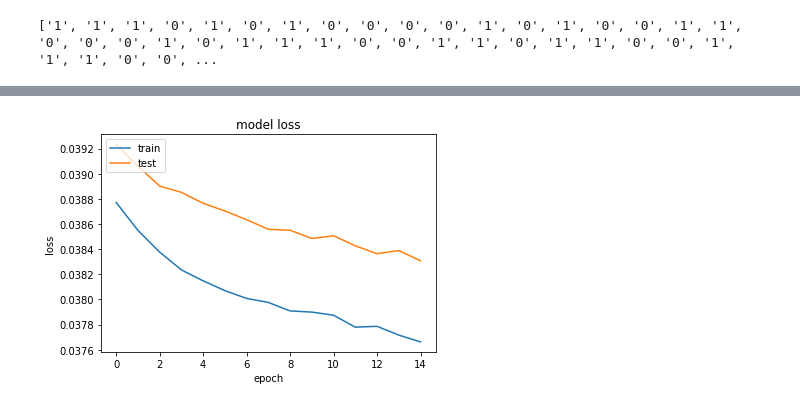
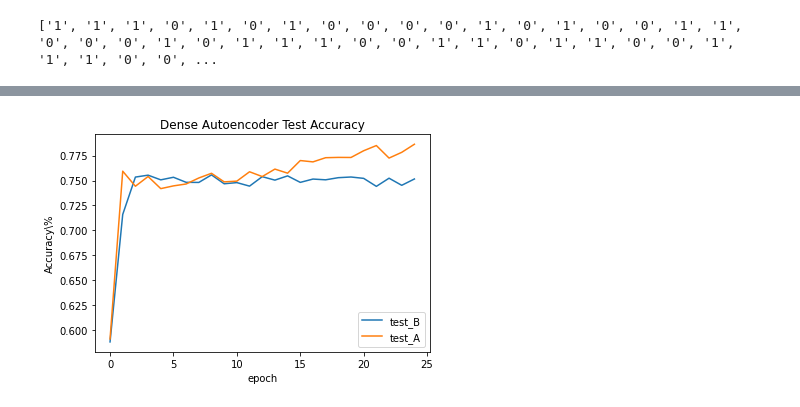
Before and after one commit to EMAT31530/ai-group-project-group-22, a Jupyter notebook: Autoencoder.ipynb, the cells around one changed output, grey strips where cells are left out. Cells and saved outputs as stored; diff of their text form; code cells hidden in the pictures.

```diff
--- a/Autoencoder.ipynb
+++ b/Autoencoder.ipynb
@@ -27,17 +27,19 @@ def loadImages(directory):
           all_images.append(crop_image)
     return all_images
 # %%
-from json import load
+# Paths to access images in subfolders small enough to load into colab
 #samplePath = r"C:\Users\charlie\Documents\uni\year_3\IntroAI\histopathologic-cancer-detection\sample"
 samplePath = r"/content/drive/MyDrive/sample"
 samplePath2 = r"/content/drive/MyDrive/sample2"
 samplePath3 = r"/content/drive/MyDrive/sample3"
 samplePath4 = r"/content/drive/MyDrive/sample4"
 samplePath5 = r"/content/drive/MyDrive/sample5"
-all_sample_paths = [samplePath, samplePath2,samplePath3, samplePath4, samplePath5]
+samplePath6 = r"/content/drive/MyDrive/sample6"
+samplePath7 = r"/content/drive/MyDrive/sample7"
+all_sample_paths = [samplePath, samplePath2,samplePath3, samplePath4, samplePath5, samplePath6, samplePath7]
 all_images = []
 
-
+# Loading each image from the subfolders
 for i in all_sample_paths:
   images = loadImages(i)
   for ii in images:
@@ -45,2 +66,14 @@ for i in all_sample_paths:
+# %%
+# image processing and test, train split
+X_SL = all_SL_stack.astype('float32') / 255.0 - 0.5
+SLX_train,SLX_test, SLy_train, SLy_test = train_test_split(X_SL,all_SL_labels, test_size=0.2, random_state=42)
+
+augmented_SL_images = data_augmentation(X_SL)
+ASLX_train,ASLX_test, ASLy_train, ASLy_test = train_test_split(np.array(augmented_SL_images),all_SL_labels, test_size=0.2, random_state=42)
+
+allSL_X_train = np.concatenate((SLX_train, ASLX_train))
+allSL_y_train = np.concatenate((SLy_train, ASLy_train))
+allSL_X_test = np.concatenate((SLX_test, ASLX_test))
+allSL_y_test = np.concatenate((SLy_test, ASLy_test))
 # %%
 all_images_stack = np.stack(all_images).astype('uint8')
@@ -161,8 +211,8 @@ def build_autoencoder(img_shape, code_size):
 # %%
 
 # Same as (32,32,3), we neglect the number of instances from shape
-IMG_SHAPE = X.shape[1:]
-encoder, decoder = build_autoencoder(IMG_SHAPE, 20)
+IMG_SHAPE = X_SL.shape[1:]
+encoder, decoder = build_autoencoder(IMG_SHAPE, 25)
 
 inp = Input(IMG_SHAPE)
 code = encoder(inp)
@@ -170,7 +220,7 @@ reconstruction = decoder(code)
 
 autoencoder = Model(inp,reconstruction)
 opt = tf.keras.optimizers.Adam(0.001)
-autoencoder.compile(optimizer=opt, loss='mse')
+autoencoder.compile(optimizer=opt, loss='mse', metrics=['accuracy', tf.keras.metrics.AUC()])
 
 print(autoencoder.summary())
 # %% [output]
@@ -190,3 +240,5 @@ Trainable params: 125,972
 Non-trainable params: 0
 _________________________________________________________________
 None
+# %%
+history_Basic = autoencoder.fit(x=allSL_X_train[:7000], y=allSL_X_train[:7000], epochs=25, validation_data=[allSL_X_test[:7000], allSL_X_test[:7000]])
@@ -374,14 +592,17 @@ def findCodes(X):
 codes_train = findCodes(X_train)
 codes_test = findCodes(X_test)
 # %%
-plt.plot(history.history['loss'])
-plt.plot(history.history['val_loss'])
-plt.title('model loss')
-plt.ylabel('loss')
+
+#plt.plot(history_Basic.history['accuracy'])
+plt.plot(history_Basic.history['val_accuracy'])
+#plt.plot(augment_basic.history['accuracy'])
+plt.plot(history_Aug)
+plt.title('Dense Autoencoder Test Accuracy')
+plt.ylabel('Accuracy\%')
 plt.xlabel('epoch')
-plt.legend(['train', 'test'], loc='upper left')
+plt.legend(['test_B', 'test_A',], loc='lower right')
 plt.show()
 # %% [output]
-[figure, old version]
+[figure, new version]
 # %%
 def visualize(img,encoder,decoder):
```
Also changed, not shown: parts of 67 cells of this notebook.
